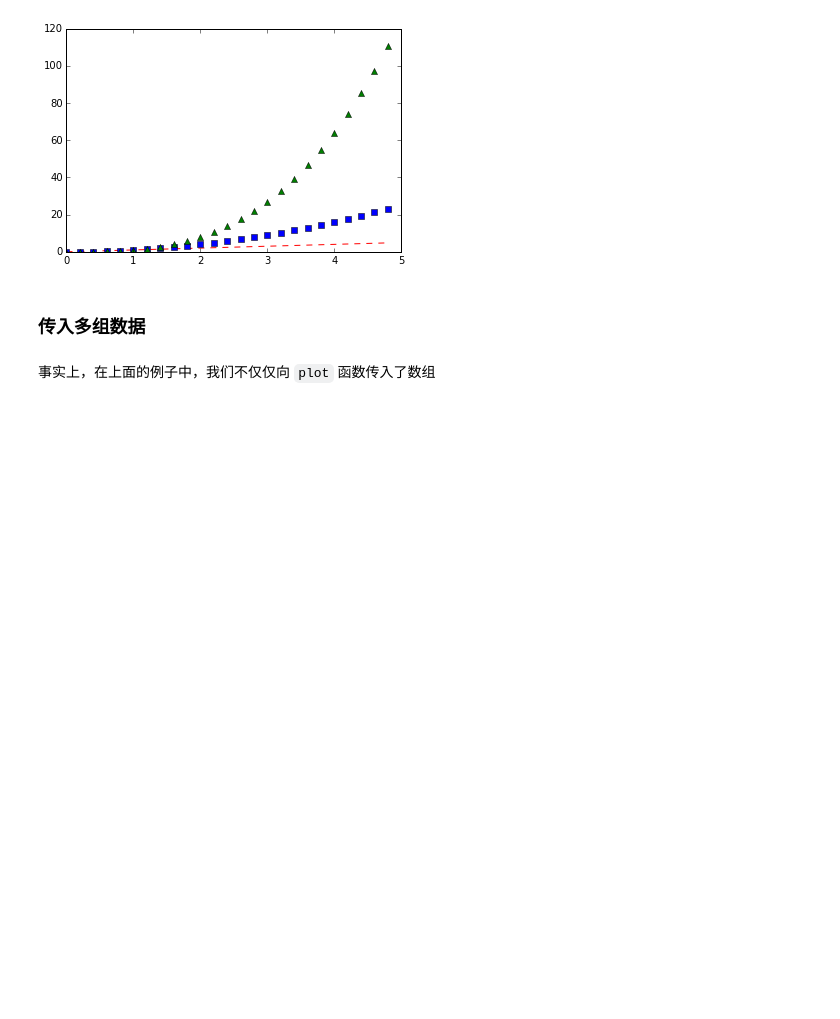
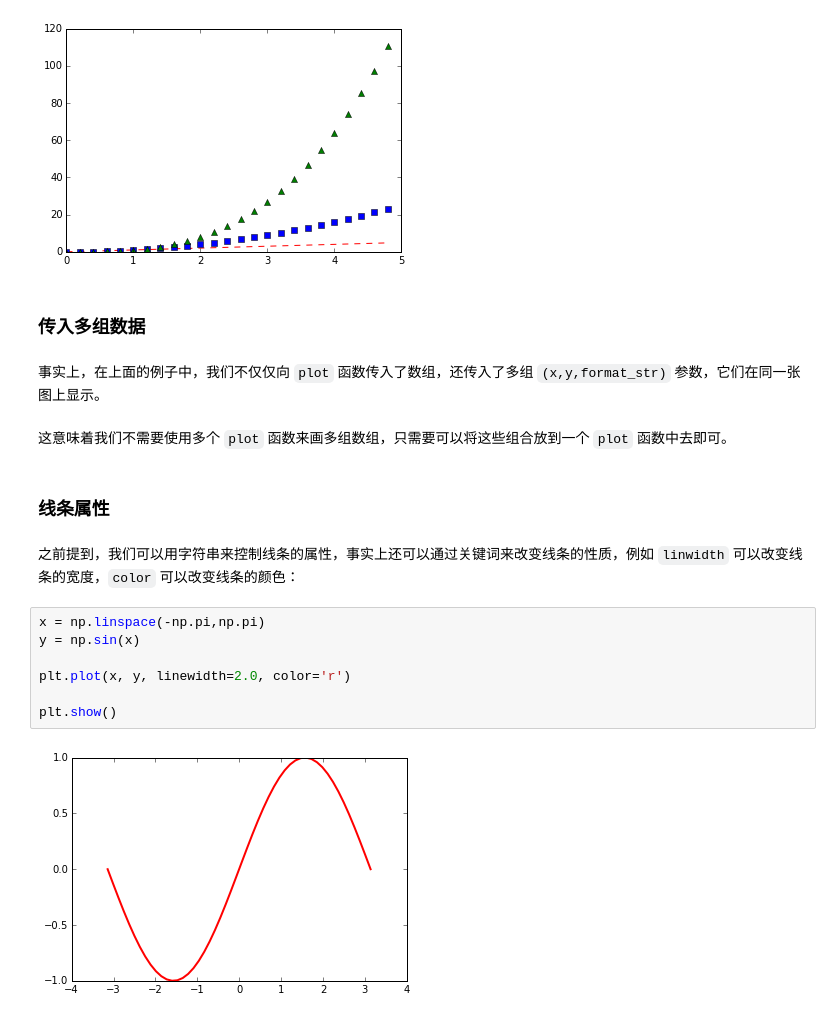
Before and after one commit to xiangliTHU/python-tutorial, a Jupyter notebook: 06. matplotlib/06.01 pyplot tutorial.ipynb, the cells around one changed output. Cells and saved outputs as stored; diff of their text form; blank space fills up the shorter version.

```diff
--- a/06. matplotlib/06.01 pyplot tutorial.ipynb
+++ b/06. matplotlib/06.01 pyplot tutorial.ipynb
@@ -147,4 +151,19 @@ plt.show()
 # %% [markdown]
 ### 传入多组数据
 # %% [markdown]
-事实上，在上面的例子中，我们不仅仅向 `plot` 函数传入了数组
+事实上，在上面的例子中，我们不仅仅向 `plot` 函数传入了数组，还传入了多组 `(x,y,format_str)` 参数，它们在同一张图上显示。
+# %% [markdown]
+这意味着我们不需要使用多个 `plot` 函数来画多组数组，只需要可以将这些组合放到一个 `plot` 函数中去即可。
+# %% [markdown]
+### 线条属性
+# %% [markdown]
+之前提到，我们可以用字符串来控制线条的属性，事实上还可以通过关键词来改变线条的性质，例如 `linwidth` 可以改变线条的宽度，`color` 可以改变线条的颜色：
+# %%
+x = np.linspace(-np.pi,np.pi)
+y = np.sin(x)
+
+plt.plot(x, y, linewidth=2.0, color='r')
+
+plt.show()
+# %% [output]
+[figure, added]
```
Also changed, not shown: parts of 31 cells of this notebook, 6 other files.
